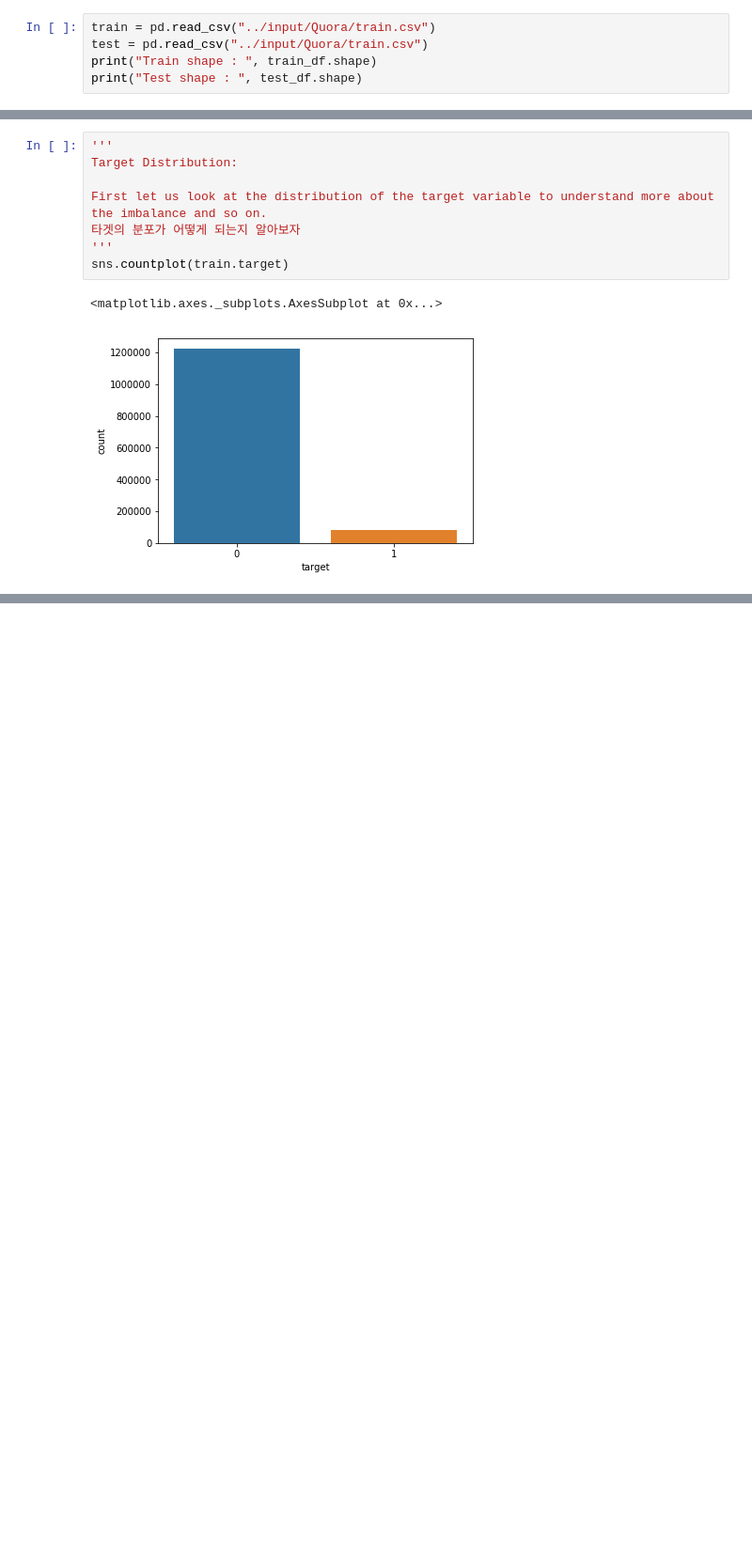
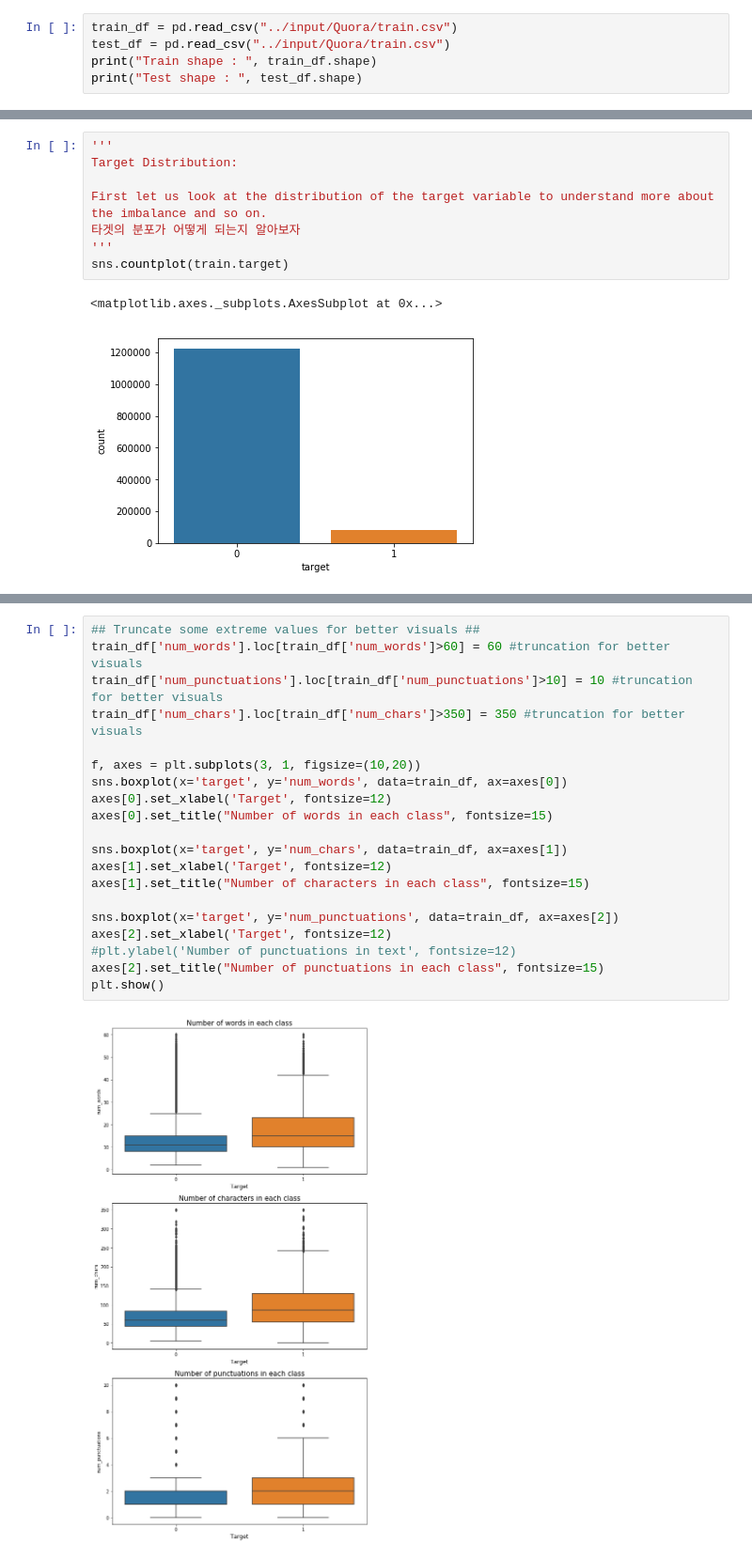
Before and after one commit to SangwonJakeEum/Kaggle, a Jupyter notebook: Quora Insincere Questions Classification/Quora Insincere Questions Classification.ipynb, the cells around one changed output, grey strips where cells are left out. Shown: that part at 94% size. Drawn from its saved outputs; the diff is of its cells as text; blank space fills up the shorter version.

Commit message:
quora eDA1

```diff
--- a/Quora Insincere Questions Classification/Quora Insincere Questions Classification.ipynb
+++ b/Quora Insincere Questions Classification/Quora Insincere Questions Classification.ipynb
@@ -93,6 +182,6 @@ pd.options.display.max_columns = 999
 # %%
-train = pd.read_csv("../input/Quora/train.csv")
-test = pd.read_csv("../input/Quora/train.csv")
+train_df = pd.read_csv("../input/Quora/train.csv")
+test_df = pd.read_csv("../input/Quora/train.csv")
 print("Train shape : ", train_df.shape)
 print("Test shape : ", test_df.shape)
 # %% [output]
@@ -205,0 +377,22 @@ import ffmpeg
+# %%
+## Truncate some extreme values for better visuals ##
+train_df['num_words'].loc[train_df['num_words']>60] = 60 #truncation for better visuals
+train_df['num_punctuations'].loc[train_df['num_punctuations']>10] = 10 #truncation for better visuals
+train_df['num_chars'].loc[train_df['num_chars']>350] = 350 #truncation for better visuals
+
+f, axes = plt.subplots(3, 1, figsize=(10,20))
+sns.boxplot(x='target', y='num_words', data=train_df, ax=axes[0])
+axes[0].set_xlabel('Target', fontsize=12)
+axes[0].set_title("Number of words in each class", fontsize=15)
+
+sns.boxplot(x='target', y='num_chars', data=train_df, ax=axes[1])
+axes[1].set_xlabel('Target', fontsize=12)
+axes[1].set_title("Number of characters in each class", fontsize=15)
+
+sns.boxplot(x='target', y='num_punctuations', data=train_df, ax=axes[2])
+axes[2].set_xlabel('Target', fontsize=12)
+#plt.ylabel('Number of punctuations in text', fontsize=12)
+axes[2].set_title("Number of punctuations in each class", fontsize=15)
+plt.show()
+# %% [output]
+[figure, added]
```
Also changed, not shown: parts of 16 cells of this notebook.
